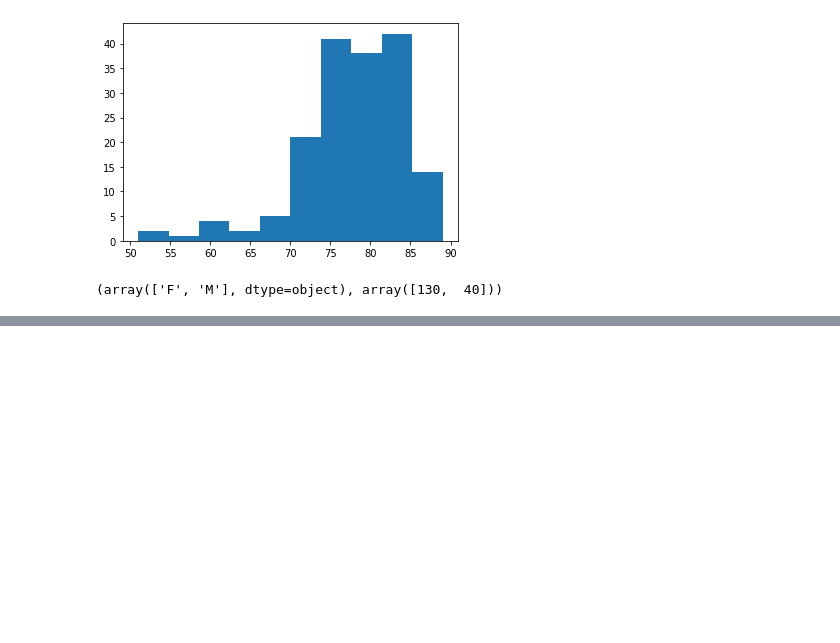
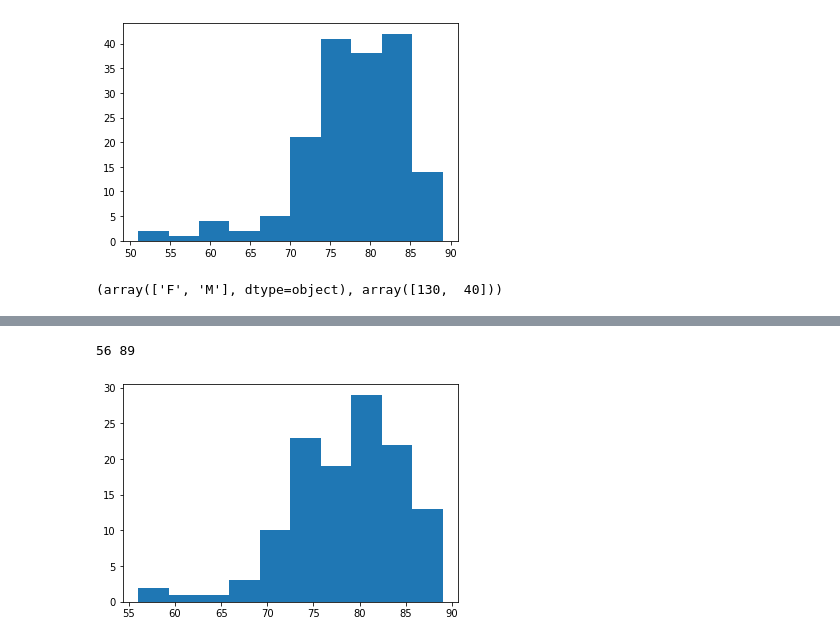
Before and after one commit to Tim3s/PL-teamproject-dataprocessing, a Jupyter notebook: PL_test.ipynb, the cells around one changed output, grey strips where cells are left out. Drawn from its saved outputs; the diff is of its cells as text; code cells hidden in the pictures; blank space fills up the shorter version.

```diff
--- a/PL_test.ipynb
+++ b/PL_test.ipynb
@@ -125,0 +221,6 @@ plt.show()
+# %%
+plt.hist(valid_age)
+print(np.min(valid_age), np.max(valid_age))
+# %% [output]
+56 89
+[figure, added]
```
Also changed, not shown: parts of 12 cells of this notebook.
